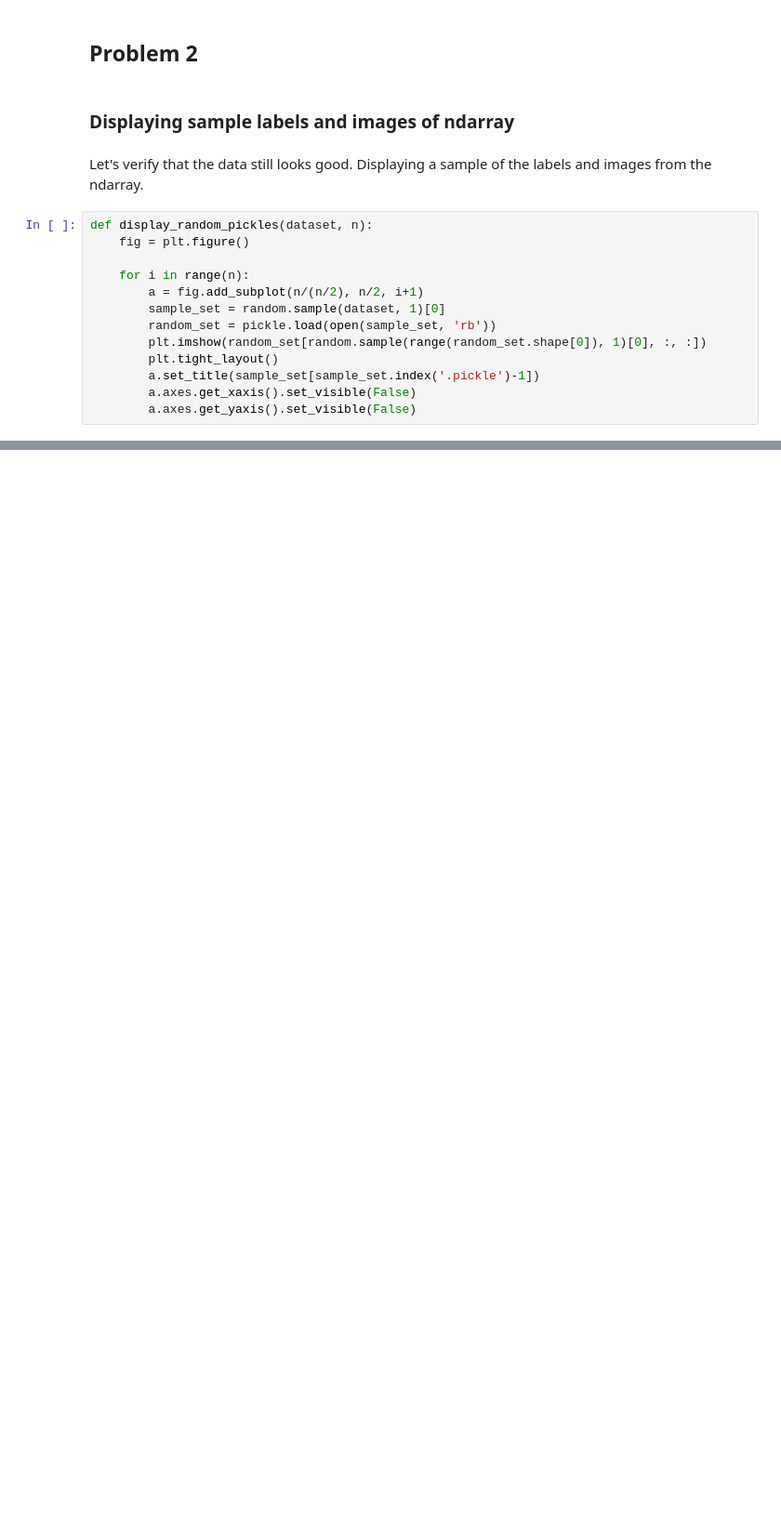
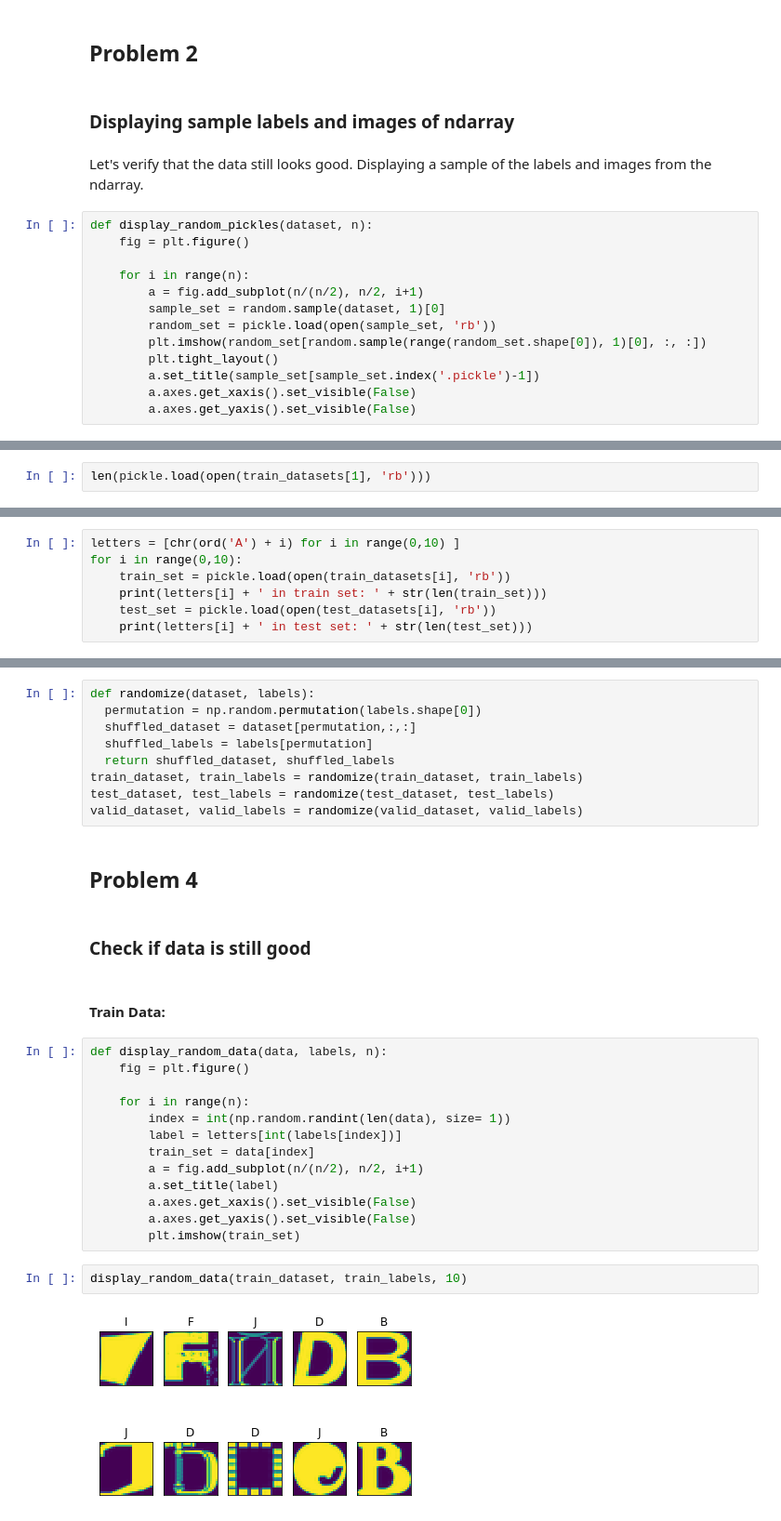
Before and after one commit to Codutie/google-deeplearning-course, a Jupyter notebook: deep_learning_1.ipynb, the cells around one changed output, grey strips where cells are left out. Shown: that part at 93% size. Cells and saved outputs as stored; diff of their text form; blank space fills up the shorter version.

```diff
--- a/deep_learning_1.ipynb
+++ b/deep_learning_1.ipynb
@@ -210,0 +217,2 @@ display_random_pickles(train_datasets, 10)
+# %%
+len(pickle.load(open(train_datasets[1], 'rb')))
@@ -210,0 +221,7 @@ display_random_pickles(train_datasets, 10)
+# %%
+letters = [chr(ord('A') + i) for i in range(0,10) ]
+for i in range(0,10):
+    train_set = pickle.load(open(train_datasets[i], 'rb'))
+    print(letters[i] + ' in train set: ' + str(len(train_set)))
+    test_set = pickle.load(open(test_datasets[i], 'rb'))
+    print(letters[i] + ' in test set: ' + str(len(test_set)))
@@ -210,0 +318,32 @@ display_random_pickles(train_datasets, 10)
+# %%
+def randomize(dataset, labels):
+  permutation = np.random.permutation(labels.shape[0])
+  shuffled_dataset = dataset[permutation,:,:]
+  shuffled_labels = labels[permutation]
+  return shuffled_dataset, shuffled_labels
+train_dataset, train_labels = randomize(train_dataset, train_labels)
+test_dataset, test_labels = randomize(test_dataset, test_labels)
+valid_dataset, valid_labels = randomize(valid_dataset, valid_labels)
+# %% [markdown]
+## Problem 4
+# %% [markdown]
+### Check if data is still good
+# %% [markdown]
+#### Train Data:
+# %%
+def display_random_data(data, labels, n):
+    fig = plt.figure()
+
+    for i in range(n):
+        index = int(np.random.randint(len(data), size= 1))
+        label = letters[int(labels[index])]
+        train_set = data[index]
+        a = fig.add_subplot(n/(n/2), n/2, i+1)
+        a.set_title(label)
+        a.axes.get_xaxis().set_visible(False)
+        a.axes.get_yaxis().set_visible(False)
+        plt.imshow(train_set)
+# %%
+display_random_data(train_dataset, train_labels, 10)
+# %% [output]
+[figure, added]
```
Also changed, not shown: parts of 26 cells of this notebook.
